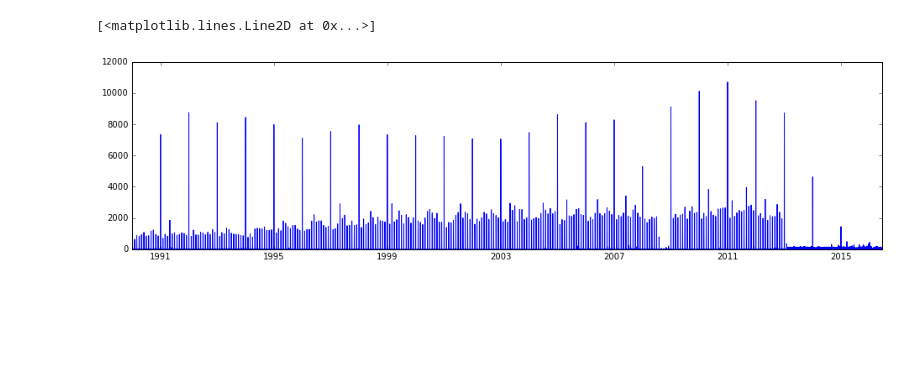
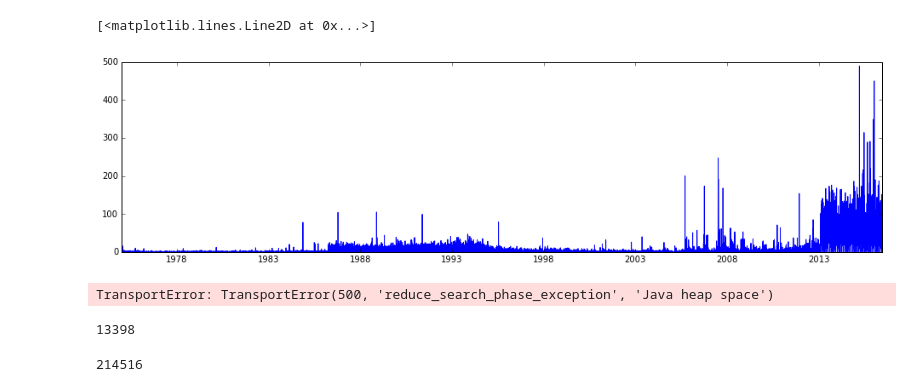
Before and after one commit to inspirehep/invenio-trends, a Jupyter notebook: research/TemporalPrecision.ipynb, the cells around one changed output. Cells and saved outputs as stored; diff of their text form; code cells hidden in the pictures; blank space fills up the shorter version.

Commit message:
add reverse date with references index

```diff
--- a/research/TemporalPrecision.ipynb
+++ b/research/TemporalPrecision.ipynb
@@ -3,6 +10,23 @@
+# %%
+def hist_data_precise(terms=None, start='1900-01-01', end='2020-01-01', show_query=False):
+    q = Search(index='hep-slim')[0:0] \
+        .filter("script", script="d = doc['earliest_date'].date; d.getDayOfMonth() != 1") \
+        .filter('range', earliest_date={'gte': start, 'lt': end})
+    q.aggs.bucket(
+        'group_by_date',
+        'date_histogram',
+        field='earliest_date',
+        interval='day',
+        format='date_optional_time'
+    )
+    if terms:
+        q = q.query('match', abstract=terms)
+    if show_query:
+        print(q.to_dict())
+    return q.execute().aggregations.group_by_date.buckets
 # %%
-x, y = unzip(hist_data(None, '1990-01-01', '2017-01-01'))
+x, y = unzip(hist_data_precise(None, '1975-01-01', '2017-01-01'))
 plt.plot(x, y)
 # %% [output]
 [<matplotlib.lines.Line2D at 0x...>]
-[figure, old version]
+[figure, new version]
@@ -8,0 +63,4 @@ plt.plot(x, y)
+# %%
+recid_min_date_index = reverse_date_references()
+# %% [output]
+TransportError: TransportError(500, 'reduce_search_phase_exception', 'Java heap space')
@@ -8,0 +69,8 @@ plt.plot(x, y)
+# %%
+len(filtered)
+# %% [output]
+13398
+# %%
+len(recid_min_date_index)
+# %% [output]
+214516
```
Also changed, not shown: parts of 3 cells of this notebook, 2 other files.
